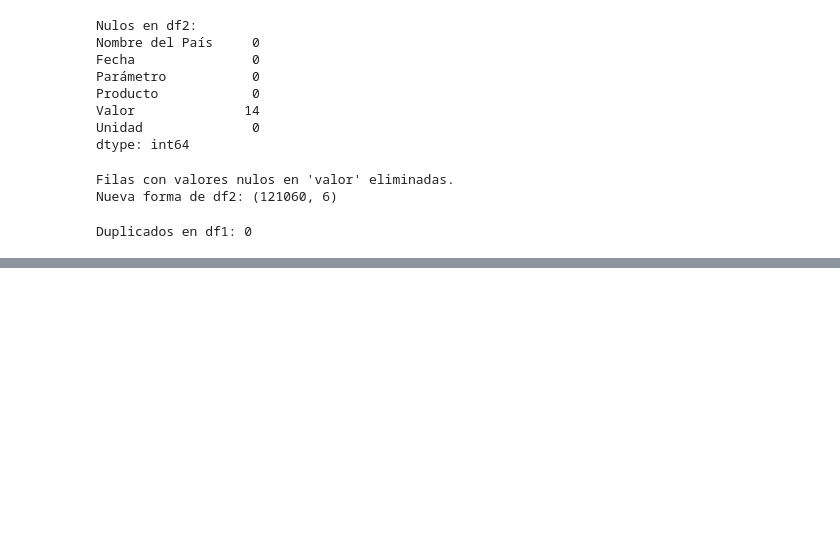
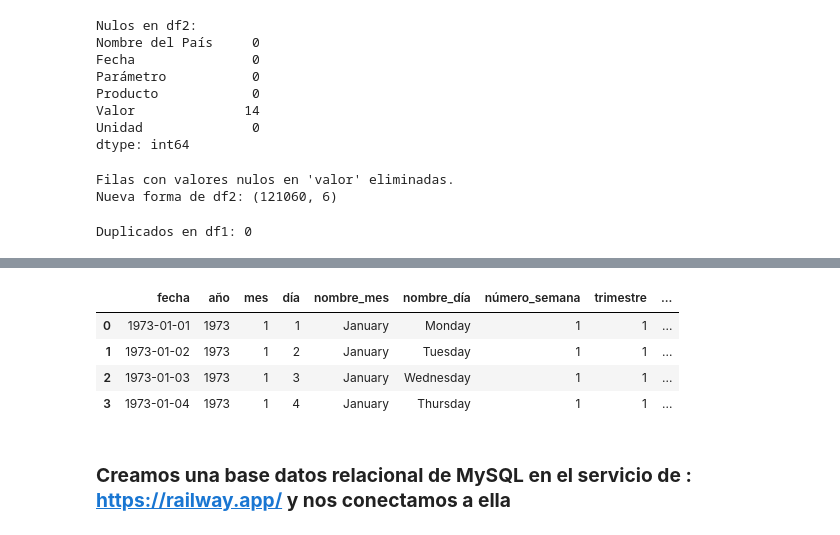
Before and after one commit to Nany1993/Proyecto-Datawarehouse, a Jupyter notebook: Proyecto_Logistica.ipynb, the cells around one changed output, grey strips where cells are left out. Cells and saved outputs as stored; diff of their text form; code cells hidden in the pictures; blank space fills up the shorter version.

Commit message:
Base de datos creada

```diff
--- a/Proyecto_Logistica.ipynb
+++ b/Proyecto_Logistica.ipynb
@@ -263,0 +273,32 @@ df2.head(2)
+# %%
+import pandas as pd
+
+# Rango de fechas
+fecha_inicio = "1973-01-01"
+fecha_fin = "2024-01-01"
+
+# Generar rango de fechas
+dim_fecha = pd.DataFrame({
+    "fecha": pd.date_range(start=fecha_inicio, end=fecha_fin, freq="D")
+})
+
+# Extraer atributos temporales
+dim_fecha["año"] = dim_fecha["fecha"].dt.year
+dim_fecha["mes"] = dim_fecha["fecha"].dt.month
+dim_fecha["día"] = dim_fecha["fecha"].dt.day
+dim_fecha["nombre_mes"] = dim_fecha["fecha"].dt.month_name()
+dim_fecha["nombre_día"] = dim_fecha["fecha"].dt.day_name()
+dim_fecha["número_semana"] = dim_fecha["fecha"].dt.isocalendar().week
+dim_fecha["trimestre"] = dim_fecha["fecha"].dt.quarter
+dim_fecha["es_fin_de_semana"] = dim_fecha["nombre_día"].isin(["Saturday", "Sunday"])
+dim_fecha["es_día_laboral"] = ~dim_fecha["es_fin_de_semana"]
+# %%
+dim_fecha.head(4)
+# %% [output]
+|  | fecha | año | mes | día | nombre_mes | nombre_día | número_semana | trimestre | ... |
+| 0 | 1973-01-01 | 1973 | 1 | 1 | January | Monday | 1 | 1 | ... |
+| 1 | 1973-01-02 | 1973 | 1 | 2 | January | Tuesday | 1 | 1 | ... |
+| 2 | 1973-01-03 | 1973 | 1 | 3 | January | Wednesday | 1 | 1 | ... |
+| 3 | 1973-01-04 | 1973 | 1 | 4 | January | Thursday | 1 | 1 | ... |
+# %% [markdown]
+### **Creamos una base datos relacional de MySQL en el servicio de : https://railway.app/ y nos conectamos a ella**
```
Also changed, not shown: parts of 14 cells of this notebook, 2 other files.
